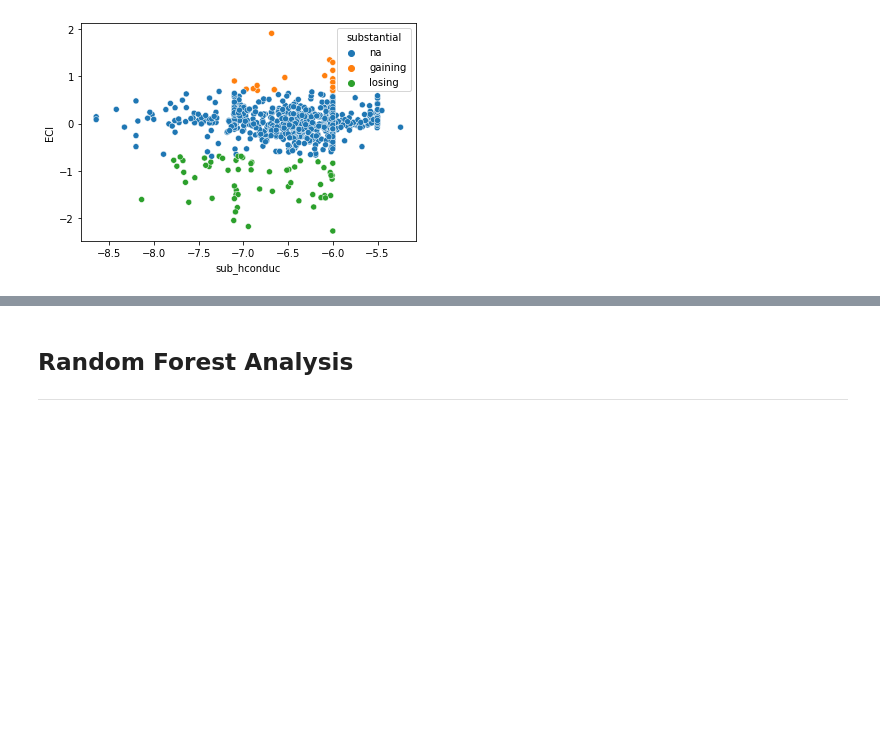
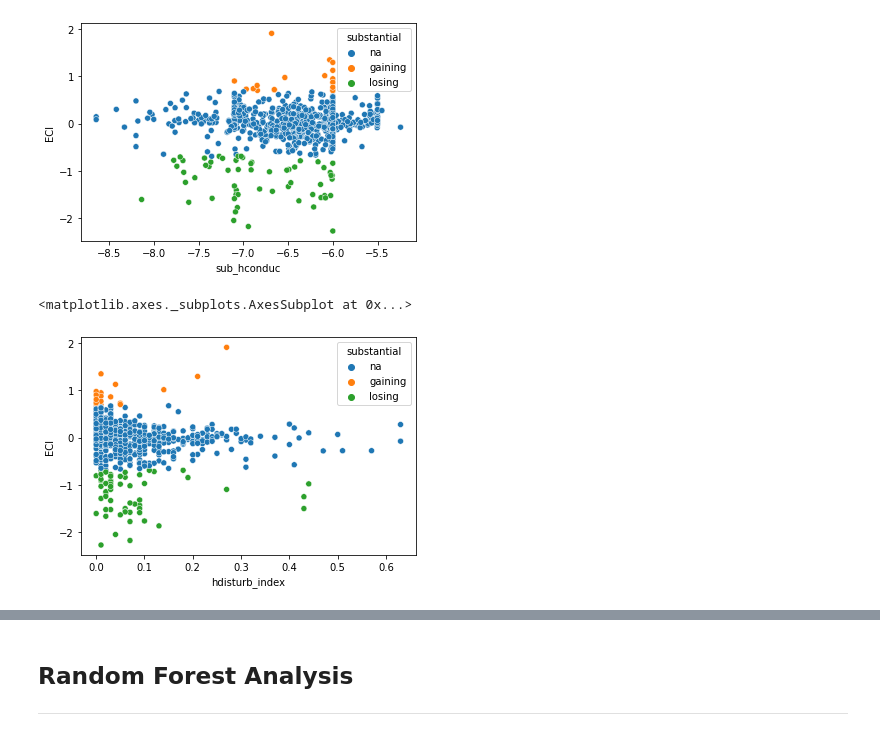
Before and after one commit to alexnaoki/CABra_ECI_analysis, a Jupyter notebook: teste02_rfc.ipynb, the cells around one changed output, grey strips where cells are left out. Drawn from its saved outputs; the diff is of its cells as text; code cells hidden in the pictures; blank space fills up the shorter version.

```diff
--- a/teste02_rfc.ipynb
+++ b/teste02_rfc.ipynb
@@ -207,6 +209,11 @@ sns.scatterplot(x='sub_hconduc', y='ECI', hue='substantial', data=df_merged)
 # %% [output]
 <matplotlib.axes._subplots.AxesSubplot at 0x...>
 [figure]
+# %%
+sns.scatterplot(x='hdisturb_index', y='ECI', hue='substantial', data=df_merged)
+# %% [output]
+<matplotlib.axes._subplots.AxesSubplot at 0x...>
+[figure, added]
 # %%
 # Budyko scatter plots
 # Add lines
```
Also changed, not shown: parts of 12 cells of this notebook, 1 other file.
